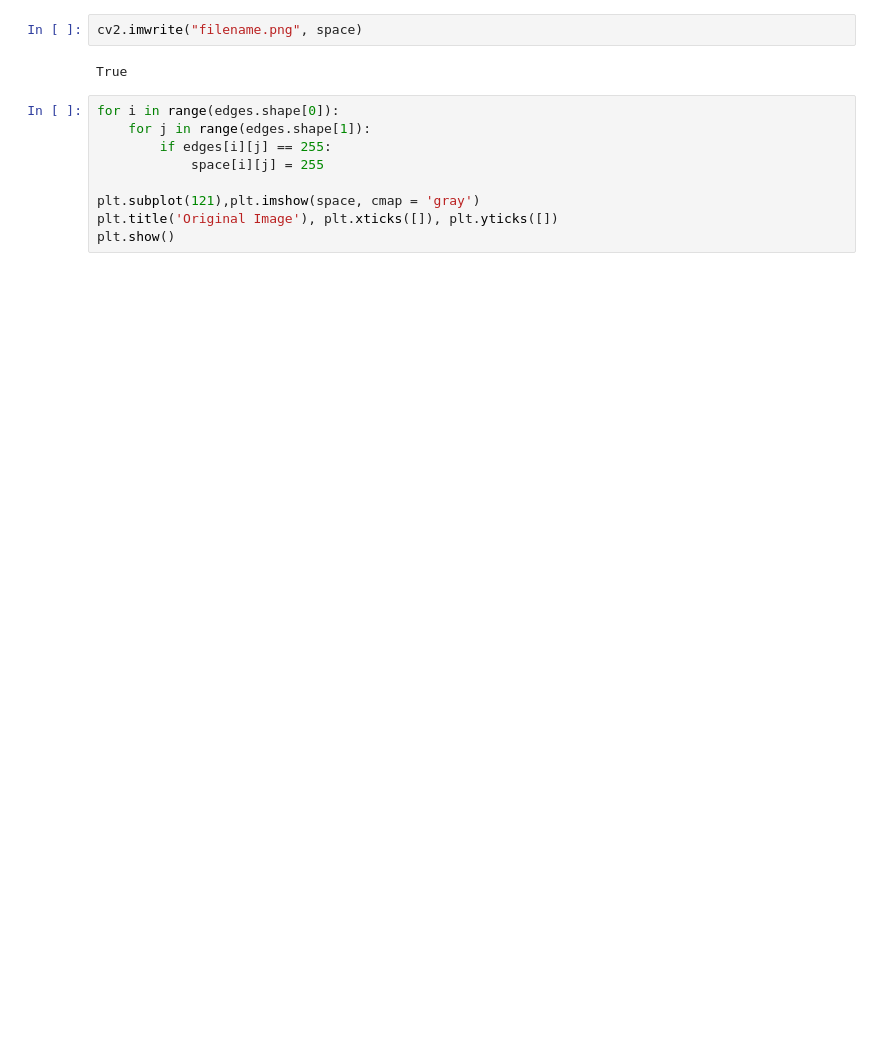
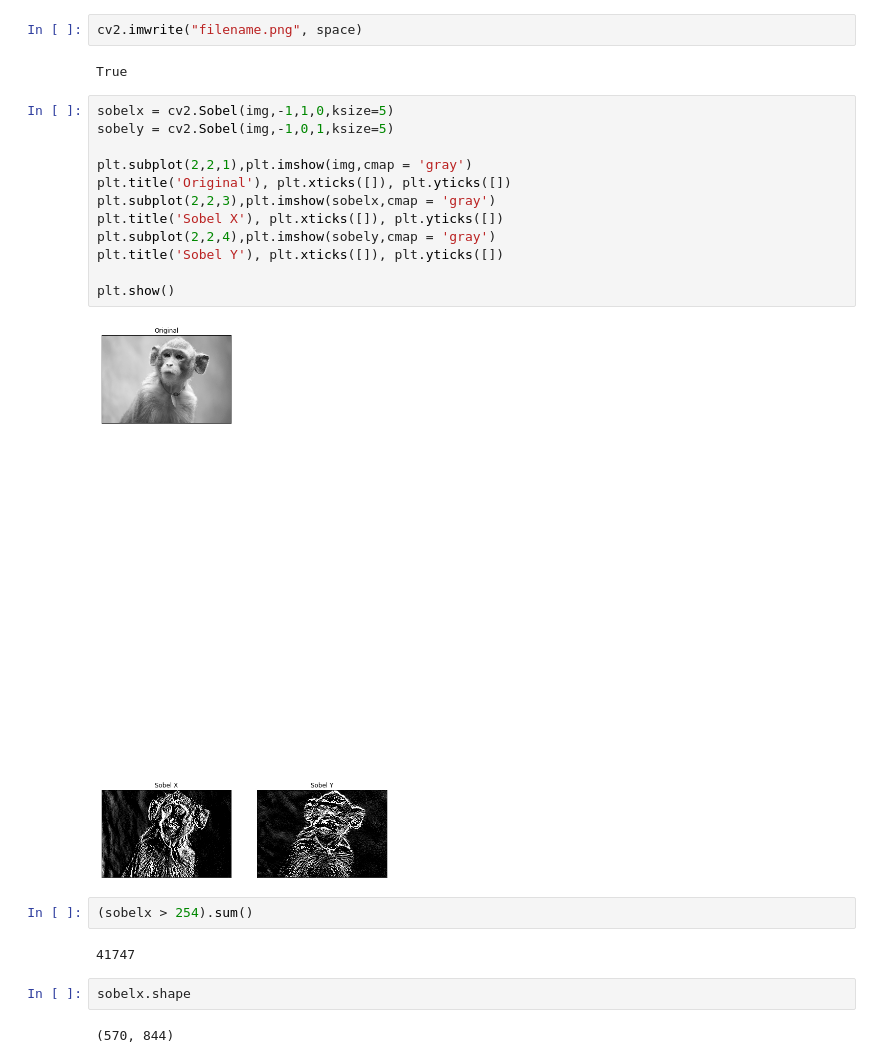
Before and after one commit to msm416/bas-hackathon-constellation-bot, a Jupyter notebook: BAS TEST.ipynb, the cells around one changed output. Cells and saved outputs as stored; diff of their text form; blank space fills up the shorter version.

```diff
--- a/BAS TEST.ipynb
+++ b/BAS TEST.ipynb
@@ -55,12 +75,25 @@ plt.show()
 cv2.imwrite("filename.png", space)
 # %% [output]
 True
-# %%
-for i in range(edges.shape[0]):
-    for j in range(edges.shape[1]):
-        if edges[i][j] == 255:
-            space[i][j] = 255
-
-plt.subplot(121),plt.imshow(space, cmap = 'gray')
-plt.title('Original Image'), plt.xticks([]), plt.yticks([])
-plt.show()
+# %%
+sobelx = cv2.Sobel(img,-1,1,0,ksize=5)
+sobely = cv2.Sobel(img,-1,0,1,ksize=5)
+
+plt.subplot(2,2,1),plt.imshow(img,cmap = 'gray')
+plt.title('Original'), plt.xticks([]), plt.yticks([])
+plt.subplot(2,2,3),plt.imshow(sobelx,cmap = 'gray')
+plt.title('Sobel X'), plt.xticks([]), plt.yticks([])
+plt.subplot(2,2,4),plt.imshow(sobely,cmap = 'gray')
+plt.title('Sobel Y'), plt.xticks([]), plt.yticks([])
+
+plt.show()
+# %% [output]
+[figure, added]
+# %%
+(sobelx > 254).sum()
+# %% [output]
+41747
+# %%
+sobelx.shape
+# %% [output]
+(570, 844)
```
Also changed, not shown: parts of 7 cells of this notebook.
